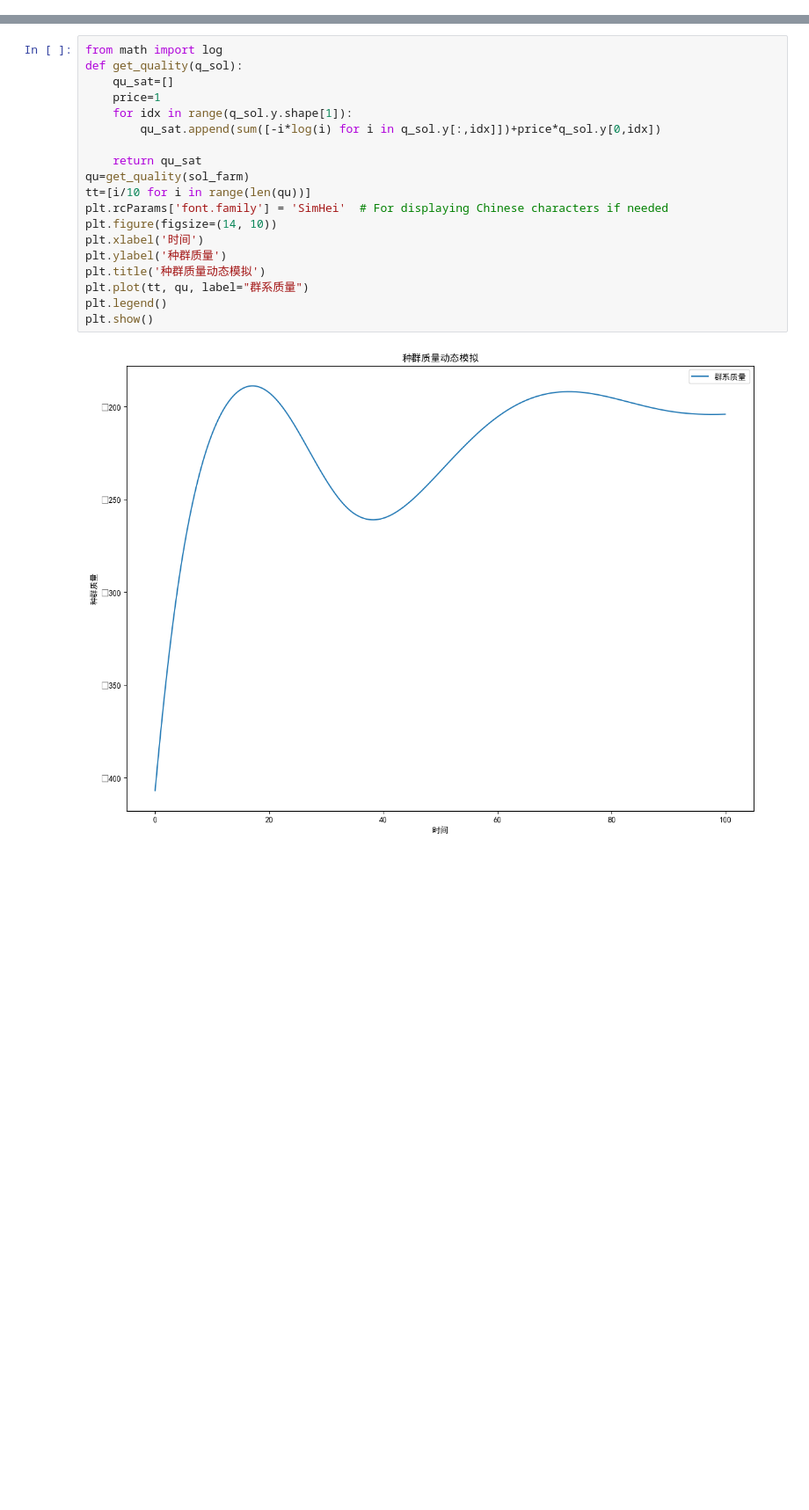
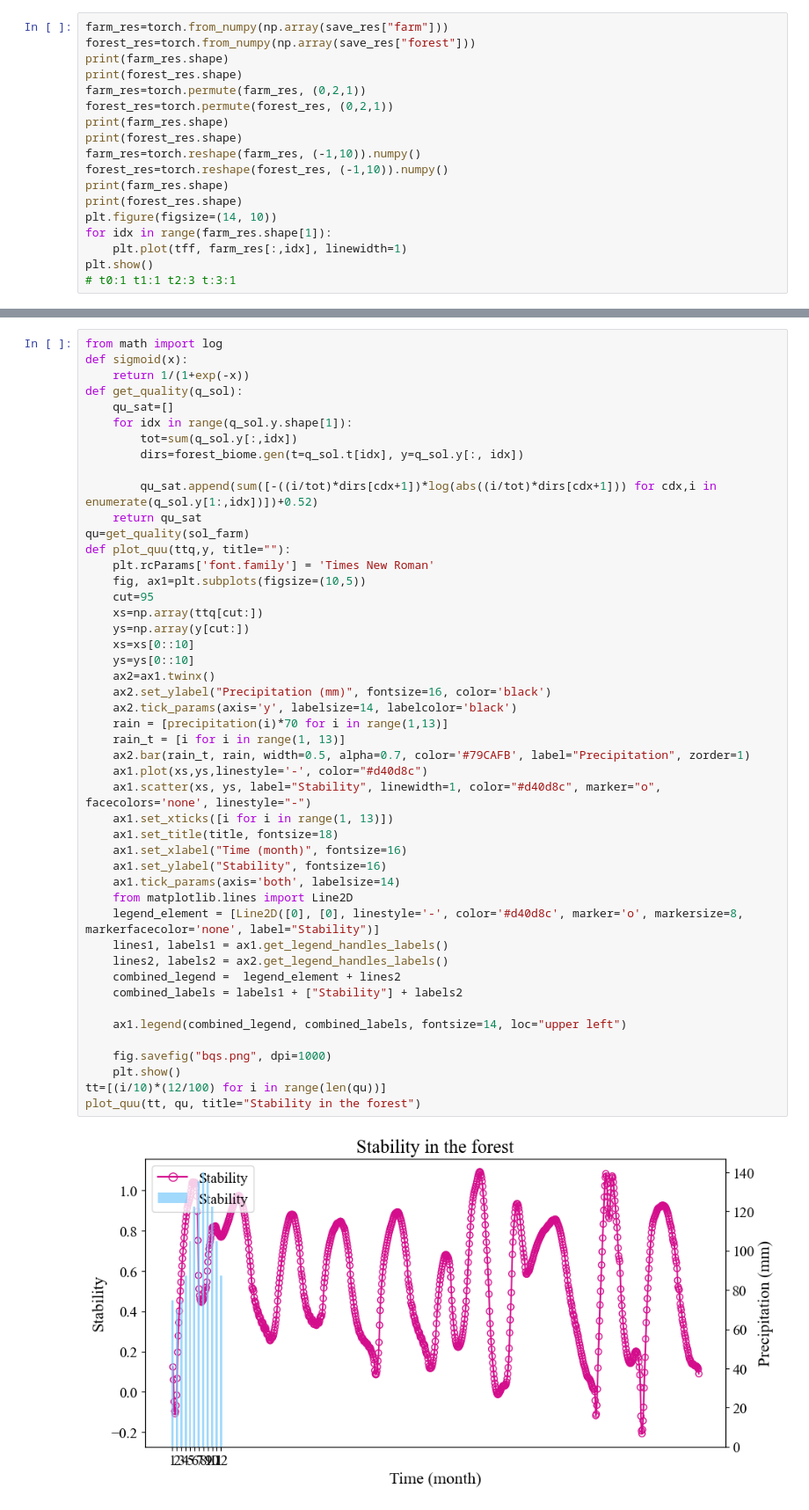
Before and after one commit to TamakoHe/MCM2025, a Jupyter notebook: src/model2.ipynb, the cells around one changed output, grey strips where cells are left out. Shown at 88% size. Drawn from its saved outputs; the diff is of its cells as text; blank space fills up the shorter version.

```diff
--- a/src/model2.ipynb
+++ b/src/model2.ipynb
@@ -357,0 +401,18 @@ my_plot(sol_farm, sol_forest, species_labels)
+# %%
+farm_res=torch.from_numpy(np.array(save_res["farm"]))
+forest_res=torch.from_numpy(np.array(save_res["forest"]))
+print(farm_res.shape)
+print(forest_res.shape)
+farm_res=torch.permute(farm_res, (0,2,1))
+forest_res=torch.permute(forest_res, (0,2,1))
+print(farm_res.shape)
+print(forest_res.shape)
+farm_res=torch.reshape(farm_res, (-1,10)).numpy()
+forest_res=torch.reshape(forest_res, (-1,10)).numpy()
+print(farm_res.shape)
+print(forest_res.shape)
+plt.figure(figsize=(14, 10))
+for idx in range(farm_res.shape[1]):
+    plt.plot(tff, farm_res[:,idx], linewidth=1)
+plt.show()
+# t0:1 t1:1 t2:3 t:3:1
@@ -358,21 +541,49 @@ my_plot(sol_farm, sol_forest, species_labels)
 # %%
 from math import log
+def sigmoid(x):
+    return 1/(1+exp(-x))
 def get_quality(q_sol):
     qu_sat=[]
-    price=1
     for idx in range(q_sol.y.shape[1]):
-        qu_sat.append(sum([-i*log(i) for i in q_sol.y[:,idx]])+price*q_sol.y[0,idx])
+        tot=sum(q_sol.y[:,idx])
+        dirs=forest_biome.gen(t=q_sol.t[idx], y=q_sol.y[:, idx])
 
+        qu_sat.append(sum([-((i/tot)*dirs[cdx+1])*log(abs((i/tot)*dirs[cdx+1])) for cdx,i in enumerate(q_sol.y[1:,idx])])+0.52)
     return qu_sat
 qu=get_quality(sol_farm)
-tt=[i/10 for i in range(len(qu))]
-plt.rcParams['font.family'] = 'SimHei'  # For displaying Chinese characters if needed
-plt.figure(figsize=(14, 10))
-plt.xlabel('时间')
-plt.ylabel('种群质量')
-plt.title('种群质量动态模拟')
-plt.plot(tt, qu, label="群系质量")
-plt.legend()
-plt.show()
+def plot_quu(ttq,y, title=""):
+    plt.rcParams['font.family'] = 'Times New Roman'
+    fig, ax1=plt.subplots(figsize=(10,5))
+    cut=95
+    xs=np.array(ttq[cut:])
+    ys=np.array(y[cut:])
+    xs=xs[0::10]
+    ys=ys[0::10]
+    ax2=ax1.twinx()
+    ax2.set_ylabel("Precipitation (mm)", fontsize=16, color='black')
+    ax2.tick_params(axis='y', labelsize=14, labelcolor='black')
+    rain = [precipitation(i)*70 for i in range(1,13)]
+    rain_t = [i for i in range(1, 13)]
+    ax2.bar(rain_t, rain, width=0.5, alpha=0.7, color='#79CAFB', label="Precipitation", zorder=1)
+    ax1.plot(xs,ys,linestyle='-', color="#d40d8c")
+    ax1.scatter(xs, ys, label="Stability", linewidth=1, color="#d40d8c", marker="o", facecolors='none', linestyle="-")
+    ax1.set_xticks([i for i in range(1, 13)])
+    ax1.set_title(title, fontsize=18)
+    ax1.set_xlabel("Time (month)", fontsize=16)
+    ax1.set_ylabel("Stability", fontsize=16)
+    ax1.tick_params(axis='both', labelsize=14)
+    from matplotlib.lines import Line2D
+    legend_element = [Line2D([0], [0], linestyle='-', color='#d40d8c', marker='o', markersize=8, markerfacecolor='none', label="Stability")]
+    lines1, labels1 = ax1.get_legend_handles_labels()
+    lines2, labels2 = ax2.get_legend_handles_labels()
+    combined_legend =  legend_element + lines2
+    combined_labels = labels1 + ["Stability"] + labels2
+
+    ax1.legend(combined_legend, combined_labels, fontsize=14, loc="upper left")
+
+    fig.savefig("bqs.png", dpi=1000)
+    plt.show()
+tt=[(i/10)*(12/100) for i in range(len(qu))]
+plot_quu(tt, qu, title="Stability in the forest")
 # %% [output]
-[figure, old version]
+[figure, new version]
```
Also changed, not shown: parts of 8 cells of this notebook, 19 other files.
